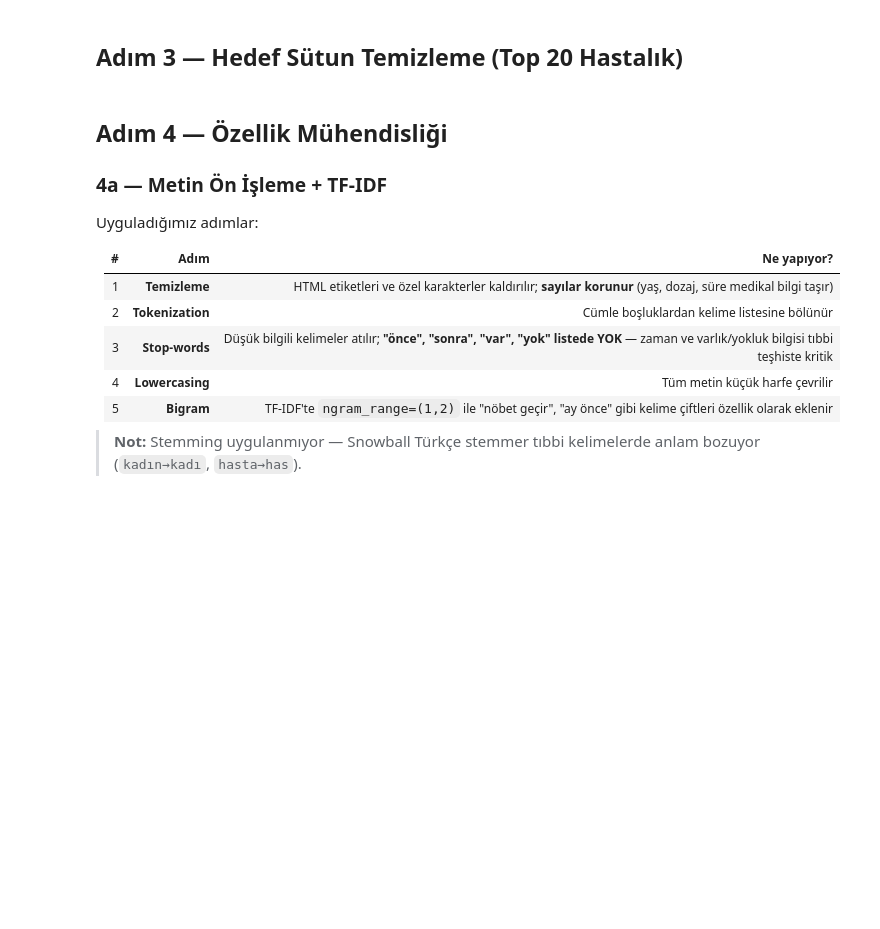
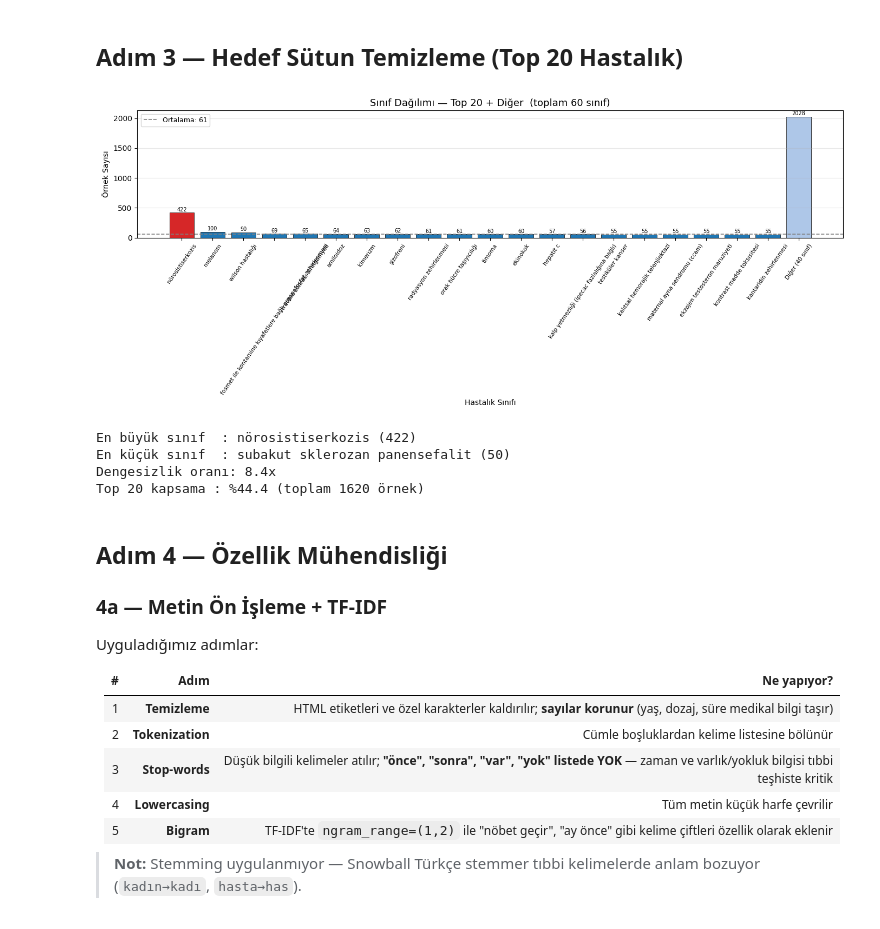
Before and after one commit to gadex203/HouseMD_NLP, a Jupyter notebook: housemd_classification.ipynb, the cells around one changed output. Saved outputs shown, nothing was run; the diff lists cells and outputs as text; code cells hidden in the pictures; blank space fills up the shorter version.

```diff
--- a/housemd_classification.ipynb
+++ b/housemd_classification.ipynb
@@ -239,4 +286,6 @@ Name: count, dtype: int64
 # %%
+df_ham = df.copy()  # temizlik öncesi ham kopi
+
 # Hedef değişken temizleme adımları:
 # 1. lower() → "Hepatit C" ile "hepatit c" aynı sınıfa düşer
 # 2. Sayısal değerler regex ile çıkarılır → '1', '180' vb. CSV kayması kaynaklı değerler
@@ -363,24 +567,52 @@ Name: text_len, dtype: float64
 ## Adım 3 — Hedef Sütun Temizleme (Top 20 Hastalık)
 # %%
 sinif_say = df['hedef'].value_counts()
-fig, ax = plt.subplots(figsize=(14, 5))
-renkler_bar = ['#d62728'] + ['#1f77b4'] * (len(sinif_say) - 1)
-bars = ax.bar(sinif_say.index, sinif_say.values,
-              color=renkler_bar, edgecolor='black', linewidth=0.5)
-ax.set_title(f'Sınıf Dağılımı — {len(sinif_say)} Hastalık', fontsize=13)
+TOP_N = 20
+
+# Top 20 + Diğer
+top    = sinif_say.head(TOP_N)
+diger  = sinif_say.iloc[TOP_N:].sum()
+diger_n = len(sinif_say) - TOP_N
+
+goster = list(top.items()) + [(f'Diğer ({diger_n} sınıf)', diger)]
+isimler = [g[0] for g in goster]
+degerler = [g[1] for g in goster]
+
+renkler = (['#d62728']           # 1. sınıf (dominant)
+           + ['#1f77b4'] * (TOP_N - 1)  # top 20
+           + ['#aec7e8'])        # Diğer (soluk mavi)
+
+fig, ax = plt.subplots(figsize=(14, 6))
+bars = ax.bar(isimler, degerler, color=renkler, edgecolor='black', linewidth=0.5)
+
+# Değer etiketleri
+for bar, v in zip(bars, degerler):
+    ax.text(bar.get_x() + bar.get_width()/2, bar.get_height() + 3,
+            str(v), ha='center', va='bottom', fontsize=7)
+
+ax.axhline(sinif_say.mean(), color='grey', ls='--', lw=1.2,
+           label=f'Ortalama: {sinif_say.mean():.0f}')
+ax.set_title(f'Sınıf Dağılımı — Top {TOP_N} + Diğer  (toplam {len(sinif_say)} sınıf)',
+             fontsize=13)
 ax.set_xlabel('Hastalık Sınıfı')
 ax.set_ylabel('Örnek Sayısı')
-ax.tick_params(axis='x', rotation=60, labelsize=7)
-ax.axhline(sinif_say.mean(), color='grey', ls='--', lw=1.2,
-           label=f'Ortalama: {sinif_say.mean():.0f}')
-ax.legend()
+ax.tick_params(axis='x', rotation=55, labelsize=7.5)
+ax.legend(fontsize=9)
 ax.grid(axis='y', alpha=0.3)
 plt.tight_layout()
 plt.savefig('images/sinif_dagilimi.png', dpi=150, bbox_inches='tight')
 plt.show()
-print(f'En büyük sınıf : {sinif_say.idxmax()} ({sinif_say.max()})')
-print(f'En küçük sınıf : {sinif_say.idxmin()} ({sinif_say.min()})')
+
+print(f'En büyük sınıf  : {sinif_say.idxmax()} ({sinif_say.max()})')
+print(f'En küçük sınıf  : {sinif_say.idxmin()} ({sinif_say.min()})')
 print(f'Dengesizlik oranı: {sinif_say.max()/sinif_say.min():.1f}x')
+print(f'Top {TOP_N} kapsama : %{top.sum()/sinif_say.sum()*100:.1f} (toplam {top.sum()} örnek)')
+# %% [output]
+[figure, added]
+En büyük sınıf  : nörosistiserkozis (422)
+En küçük sınıf  : subakut sklerozan panensefalit (50)
+Dengesizlik oranı: 8.4x
+Top 20 kapsama : %44.4 (toplam 1620 örnek)
 # %% [markdown]
 ## Adım 4 — Özellik Mühendisliği
 
```
Also changed, not shown: parts of 27 cells of this notebook.
